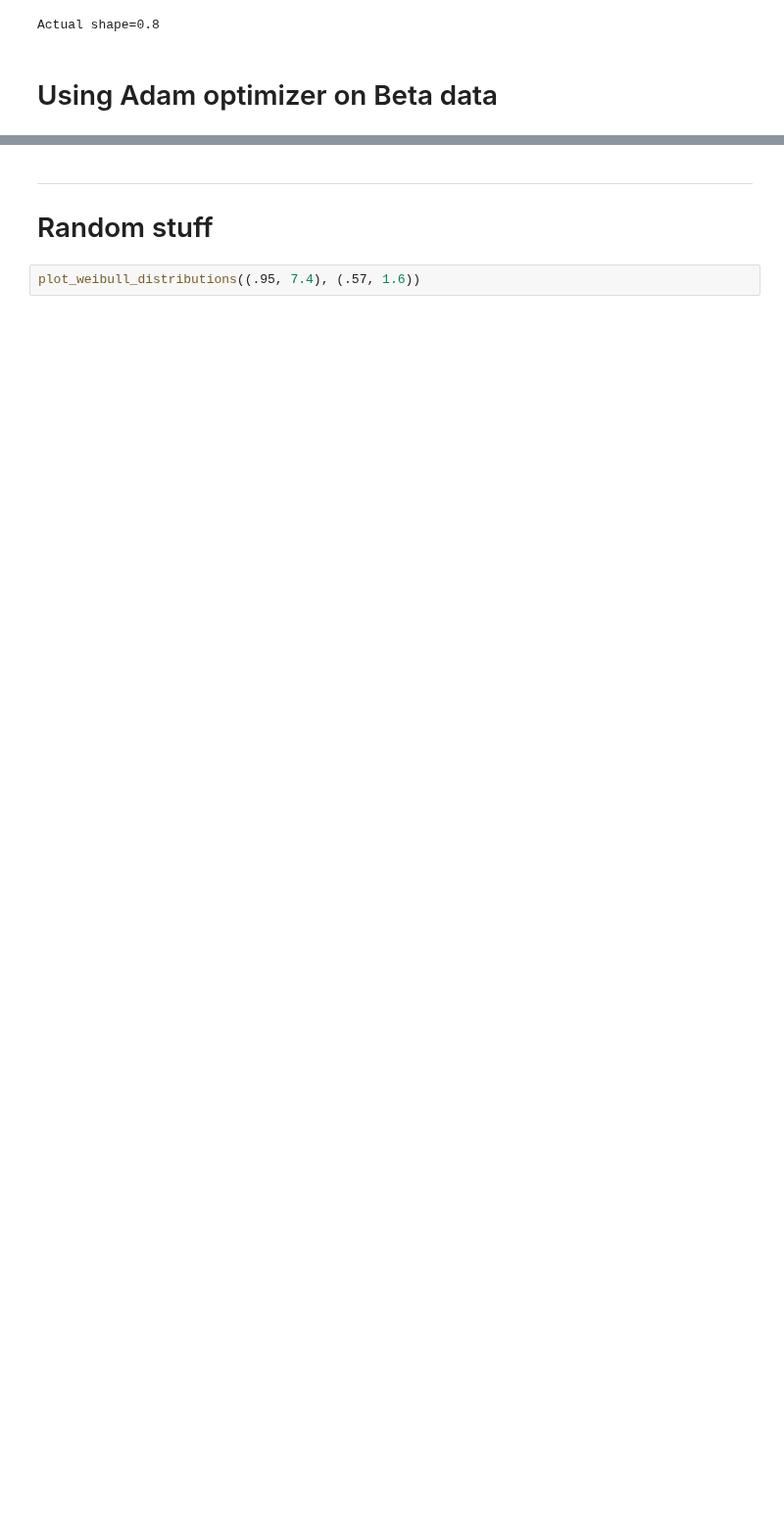
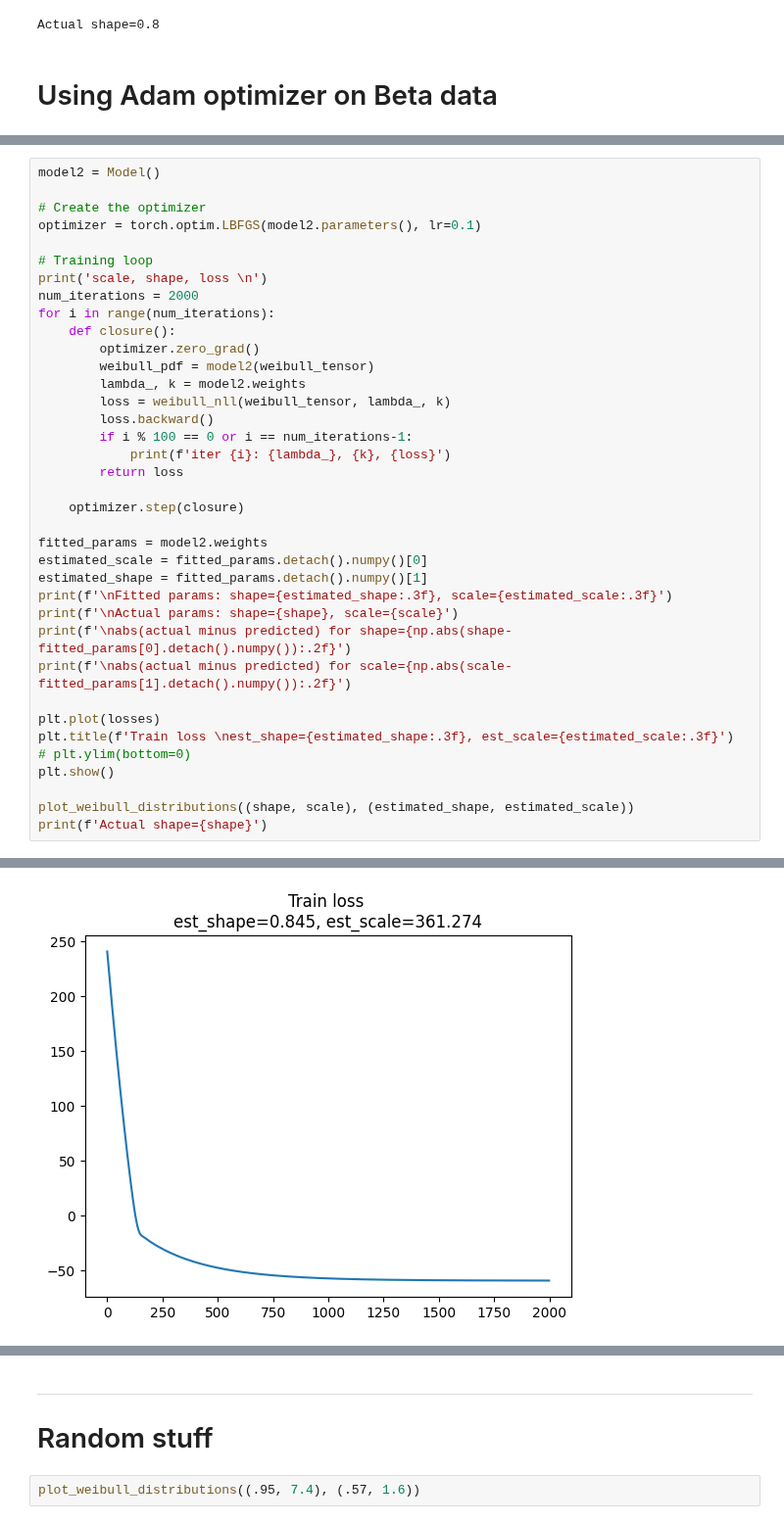
Before and after one commit to nayefahmad/ml-notes, a Jupyter notebook: 2023-05-02-pytorch-distribution-fitting.ipynb, the cells around one changed output, grey strips where cells are left out. Shown at 98% size. Cells and saved outputs as stored; diff of their text form; blank space fills up the shorter version.

Commit message:
Kaggle Notebook | 2023-05-02_pytorch-distribution-fitting | Version 10

```diff
--- a/2023-05-02-pytorch-distribution-fitting.ipynb
+++ b/2023-05-02-pytorch-distribution-fitting.ipynb
@@ -289,0 +295,38 @@ Fitted params: shape=6.758, scale=0.943
+# %%
+model2 = Model()
+
+# Create the optimizer
+optimizer = torch.optim.LBFGS(model2.parameters(), lr=0.1)
+
+# Training loop
+print('scale, shape, loss \n')
+num_iterations = 2000
+for i in range(num_iterations):
+    def closure():
+        optimizer.zero_grad()
+        weibull_pdf = model2(weibull_tensor)
+        lambda_, k = model2.weights
+        loss = weibull_nll(weibull_tensor, lambda_, k)
+        loss.backward()
+        if i % 100 == 0 or i == num_iterations-1:
+            print(f'iter {i}: {lambda_}, {k}, {loss}')
+        return loss
+
+    optimizer.step(closure)
+
+fitted_params = model2.weights
+estimated_scale = fitted_params.detach().numpy()[0]
+estimated_shape = fitted_params.detach().numpy()[1]
+print(f'\nFitted params: shape={estimated_shape:.3f}, scale={estimated_scale:.3f}')
+print(f'\nActual params: shape={shape}, scale={scale}')
+print(f'\nabs(actual minus predicted) for shape={np.abs(shape-fitted_params[0].detach().numpy()):.2f}')
+print(f'\nabs(actual minus predicted) for scale={np.abs(scale-fitted_params[1].detach().numpy()):.2f}')
+
+plt.plot(losses)
+plt.title(f'Train loss \nest_shape={estimated_shape:.3f}, est_scale={estimated_scale:.3f}')
+# plt.ylim(bottom=0)
+plt.show()
+
+plot_weibull_distributions((shape, scale), (estimated_shape, estimated_scale))
+print(f'Actual shape={shape}')
+# %% [output]
@@ -289,0 +350 @@ Fitted params: shape=6.758, scale=0.943
+[figure, added]
```
Also changed, not shown: parts of 10 cells of this notebook.
